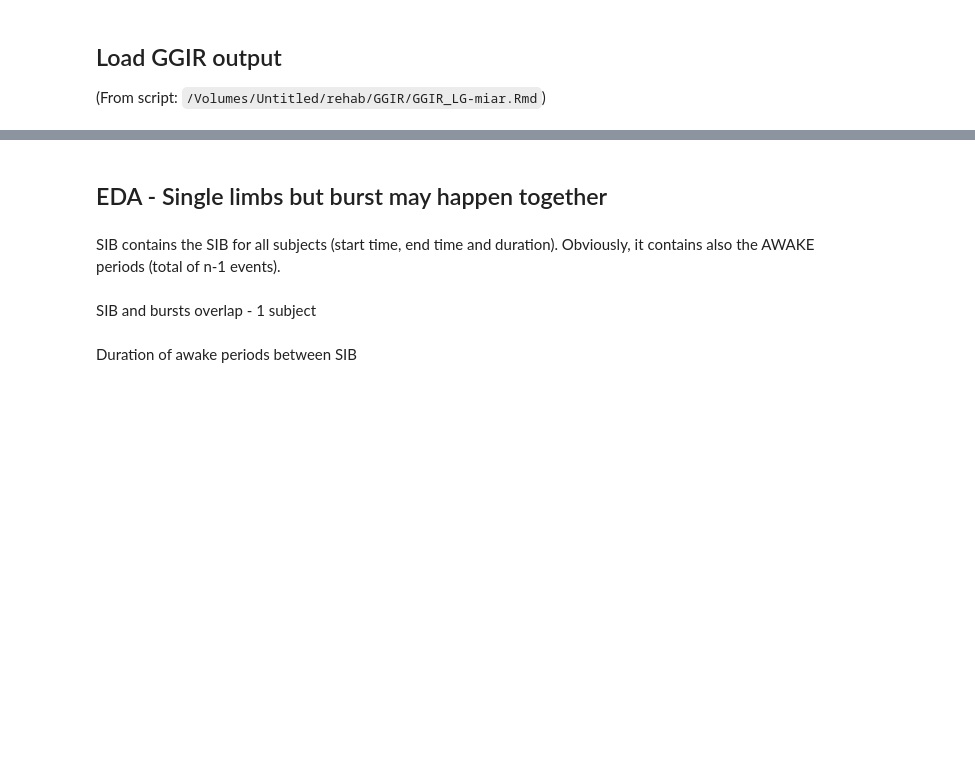
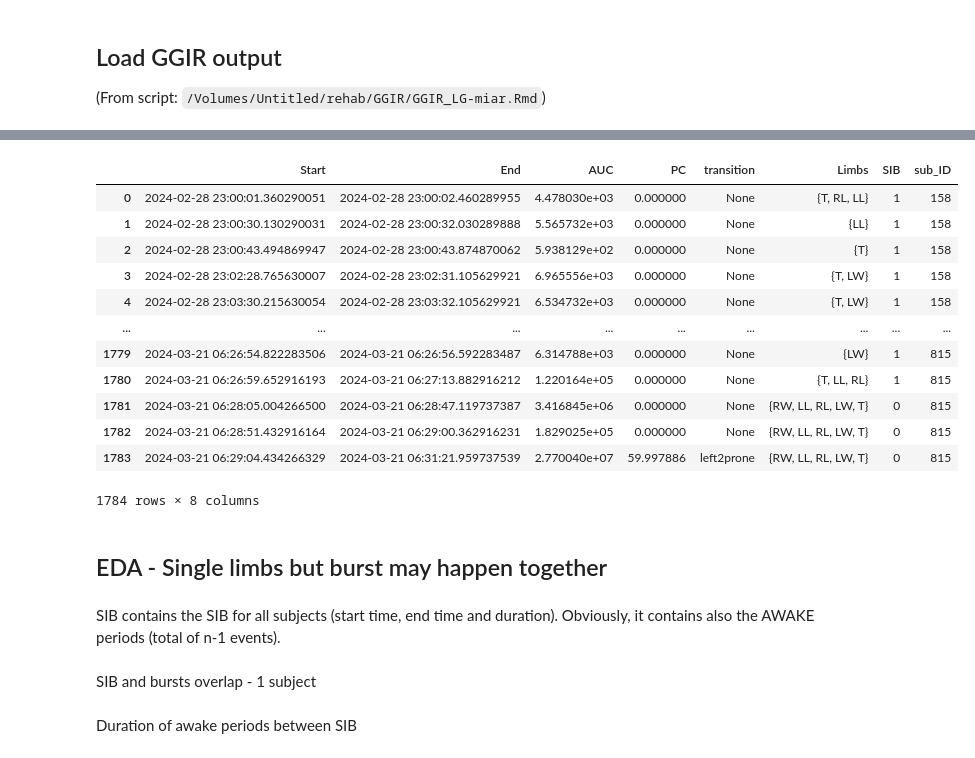
Before and after one commit to marcellosicbaldi/Every-Move-You-Make, a Jupyter notebook: src/notebooks/notebook_HRresponse.ipynb, the cells around one changed output, grey strips where cells are left out. Cells and saved outputs as stored; diff of their text form; code cells hidden in the pictures; blank space fills up the shorter version.

```diff
--- a/src/notebook_HRresponse.ipynb
+++ b/src/notebooks/notebook_HRresponse.ipynb
@@ -48,3 +50,8 @@ diary_TIB = {
 }
 # %%
 from functions.bursts import characterize_bursts
+# %%
+with open(f'/Volumes/Untitled/rehab/data/098/bursts_FINAL.pkl', 'rb') as f:
+        bursts = pickle.load(f)
+
+bursts["ll"].head()
@@ -75,7 +89,7 @@ for i, sub in enumerate(subjects):
     # print(min(SIB_all[sub].dropna()["awake.duration"]))
     # SIB[sub]['sib.onset.time'] += pd.Timedelta('5s')
     # SIB[sub]['sib.end.time'] += pd.Timedelta('5s')
-    with open(f'/Volumes/Untitled/rehab/data/{sub}/bursts_TIB.pkl', 'rb') as f:
+    with open(f'/Volumes/Untitled/rehab/data/{sub}/bursts_FINAL_envInterp.pkl', 'rb') as f:
         bursts = pickle.load(f)
     # bursts_lw[sub] = bursts["lw"]
     # bursts_rw[sub] = bursts["rw"]
@@ -154,6 +168,22 @@ for i, sub in enumerate(subjects):
     #         if burst["start"] > sib["sib.onset.time"] + pd.Timedelta('5s') and burst["end"] < sib["sib.end.time"] - pd.Timedelta('5s'):
     #             bursts_all_limbs[sub].at[j, "sib"] = 1
 bursts_df = bursts_df.reset_index(drop=True)
+# %%
+bursts_df
+# %% [output]
+|  | Start | End | AUC | PC | transition | Limbs | SIB | sub_ID |
+| 0 | 2024-02-28 23:00:01.360290051 | 2024-02-28 23:00:02.460289955 | 4.478030e+03 | 0.000000 | None | {T, RL, LL} | 1 | 158 |
+| 1 | 2024-02-28 23:00:30.130290031 | 2024-02-28 23:00:32.030289888 | 5.565732e+03 | 0.000000 | None | {LL} | 1 | 158 |
+| 2 | 2024-02-28 23:00:43.494869947 | 2024-02-28 23:00:43.874870062 | 5.938129e+02 | 0.000000 | None | {T} | 1 | 158 |
+| 3 | 2024-02-28 23:02:28.765630007 | 2024-02-28 23:02:31.105629921 | 6.965556e+03 | 0.000000 | None | {T, LW} | 1 | 158 |
+| 4 | 2024-02-28 23:03:30.215630054 | 2024-02-28 23:03:32.105629921 | 6.534732e+03 | 0.000000 | None | {T, LW} | 1 | 158 |
+| ... | ... | ... | ... | ... | ... | ... | ... | ... |
+| 1779 | 2024-03-21 06:26:54.822283506 | 2024-03-21 06:26:56.592283487 | 6.314788e+03 | 0.000000 | None | {LW} | 1 | 815 |
+| 1780 | 2024-03-21 06:26:59.652916193 | 2024-03-21 06:27:13.882916212 | 1.220164e+05 | 0.000000 | None | {T, LL, RL} | 1 | 815 |
+| 1781 | 2024-03-21 06:28:05.004266500 | 2024-03-21 06:28:47.119737387 | 3.416845e+06 | 0.000000 | None | {RW, LL, RL, LW, T} | 0 | 815 |
+| 1782 | 2024-03-21 06:28:51.432916164 | 2024-03-21 06:29:00.362916231 | 1.829025e+05 | 0.000000 | None | {RW, LL, RL, LW, T} | 0 | 815 |
+| 1783 | 2024-03-21 06:29:04.434266329 | 2024-03-21 06:31:21.959737539 | 2.770040e+07 | 59.997886 | left2prone | {RW, LL, RL, LW, T} | 0 | 815 |
+1784 rows × 8 columns
 # %% [markdown]
 ## EDA - Single limbs but burst may happen together
 # %% [markdown]
```
Also changed, not shown: parts of 26 cells of this notebook, 32 other files.
